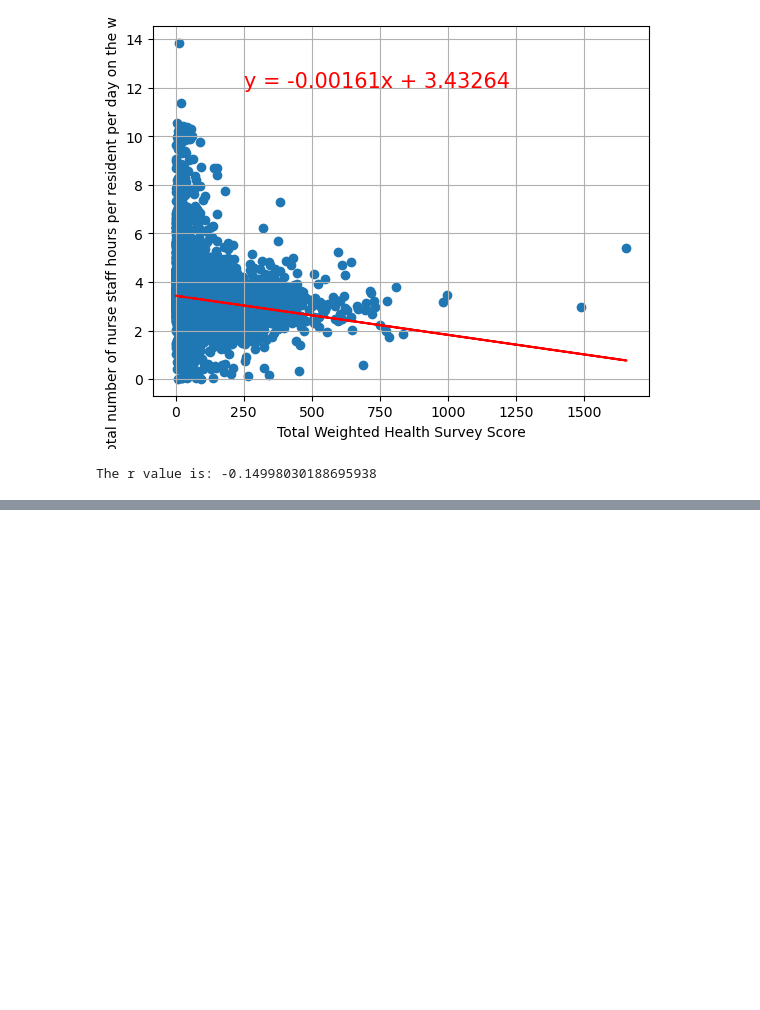
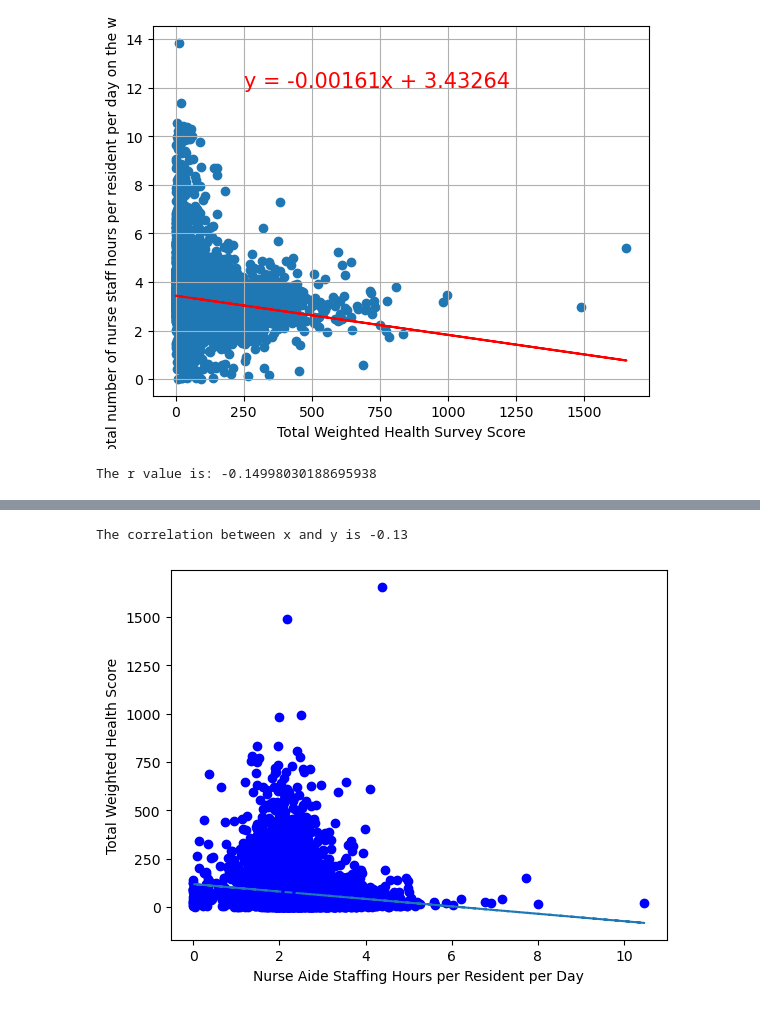
Before and after one commit to mcscodes/Project-1-Data-Visualization, a Jupyter notebook: NursingHomeDataVisualization.ipynb, the cells around one changed output, grey strips where cells are left out. Saved outputs shown, nothing was run; the diff lists cells and outputs as text; code cells hidden in the pictures; blank space fills up the shorter version.

Commit message:
Added John's graphs

```diff
--- a/NursingHomeDataVisualization.ipynb
+++ b/NursingHomeDataVisualization.ipynb
@@ -590,0 +595,8 @@ The r value is: -0.14998030188695938
+# %%
+# reducing to only look at Nurse Staffing vs. Total Health Score
+nursinghomedataNurse_Score=nursinghomedata[[
+        'Reported Nurse Aide Staffing Hours per Resident per Day',
+        'Total Weighted Health Survey Score']]
+
+
+nursinghomedataNurse_Score.head()
@@ -590,0 +630,4 @@ The r value is: -0.14998030188695938
+# %%
+nursinghomedataNurse_Score.dropna(inplace=True)
+row_count = nursinghomedata.shape[0]
+print(row_count)
@@ -590,0 +640,22 @@ The r value is: -0.14998030188695938
+# %%
+# Check correlation between "Reported Nurse Aide Staffing Hours per Resident per Day" against "Total Weighted Health Survey Score"
+staffing_hours = nursinghomedataNurse_Score["Reported Nurse Aide Staffing Hours per Resident per Day"]
+health_score = nursinghomedataNurse_Score["Total Weighted Health Survey Score"]
+
+correlation = st.pearsonr(staffing_hours, health_score)
+print(f"The correlation between x and y is {round(correlation[0],2)}")
+
+# Create scatter plot
+x_values = staffing_hours
+y_values = health_score
+(slope, intercept, rvalue, pvalue, stderr) = st.linregress(x_values, y_values)
+regress_values = x_values * slope + intercept
+plt.scatter(staffing_hours, health_score, color='b')
+plt.plot(staffing_hours, regress_values, "--")
+plt.xlabel('Nurse Aide Staffing Hours per Resident per Day')
+plt.ylabel('Total Weighted Health Score')
+plt.grid(False)
+plt.show()
+# %% [output]
+The correlation between x and y is -0.13
+[figure, added]
```
Also changed, not shown: parts of 21 cells of this notebook.
